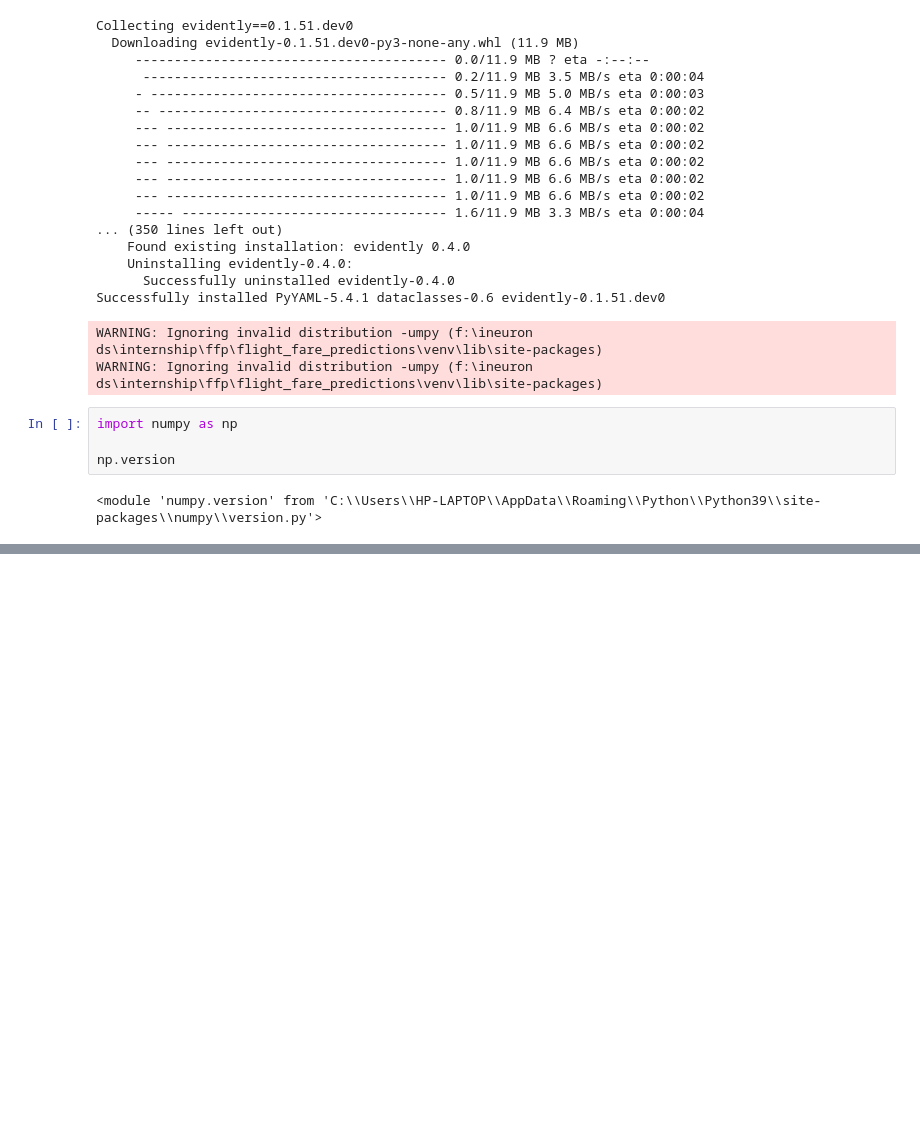
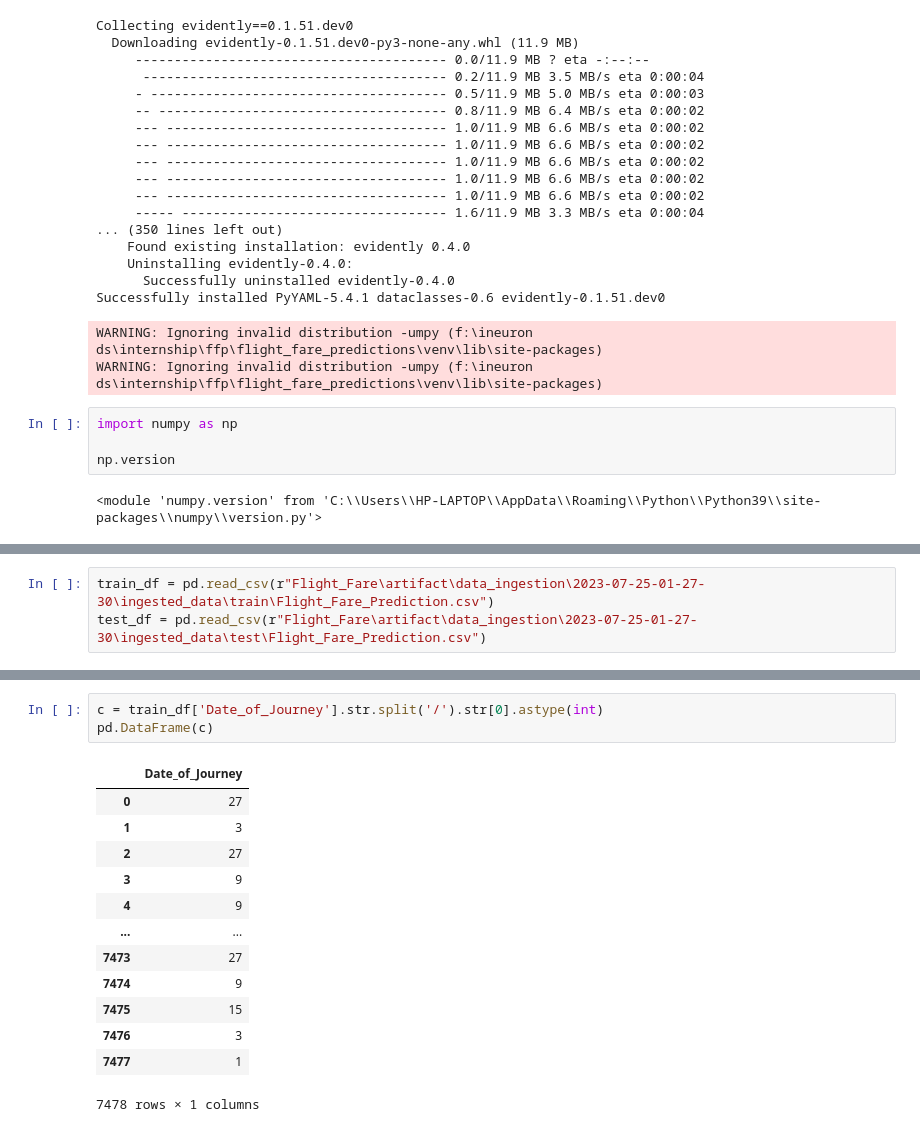
Before and after one commit to divya030/Flight_Fare_Predictions, a Jupyter notebook: trial.ipynb, the cells around one changed output, grey strips where cells are left out. Cells and saved outputs as stored; diff of their text form; blank space fills up the shorter version.

```diff
--- a/trial.ipynb
+++ b/trial.ipynb
@@ -502,0 +616,3 @@ np.version
+# %%
+train_df = pd.read_csv(r"Flight_Fare\artifact\data_ingestion\2023-07-25-01-27-30\ingested_data\train\Flight_Fare_Prediction.csv")
+test_df = pd.read_csv(r"Flight_Fare\artifact\data_ingestion\2023-07-25-01-27-30\ingested_data\test\Flight_Fare_Prediction.csv")
@@ -502,0 +625,17 @@ np.version
+# %%
+c = train_df['Date_of_Journey'].str.split('/').str[0].astype(int)
+pd.DataFrame(c)
+# %% [output]
+|  | Date_of_Journey |
+| 0 | 27 |
+| 1 | 3 |
+| 2 | 27 |
+| 3 | 9 |
+| 4 | 9 |
+| ... | ... |
+| 7473 | 27 |
+| 7474 | 9 |
+| 7475 | 15 |
+| 7476 | 3 |
+| 7477 | 1 |
+7478 rows × 1 columns
```
Also changed, not shown: parts of 27 cells of this notebook, 12 other files.
